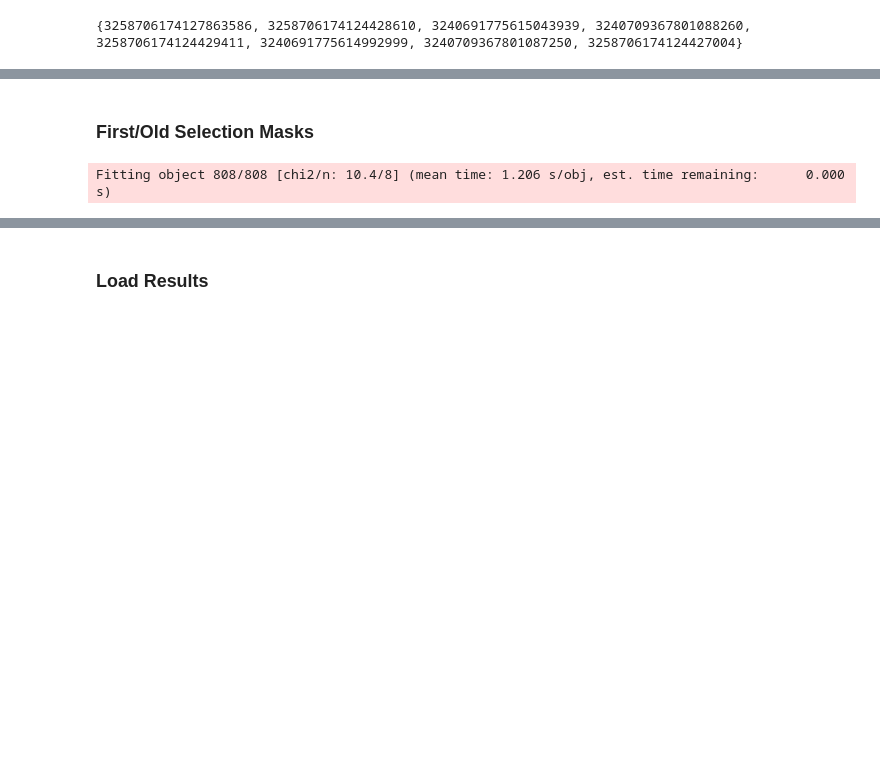
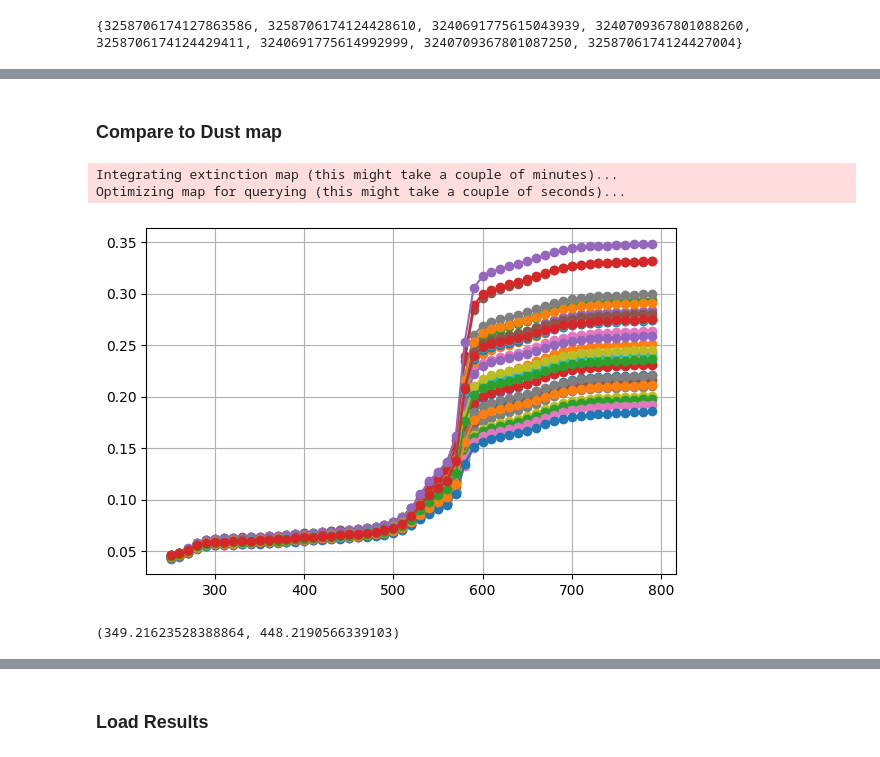
Before and after one commit to Annie-Bore-Gao/Cometary_Globules, a Jupyter notebook: sources_query.ipynb, the cells around one changed output, grey strips where cells are left out. Saved outputs shown, nothing was run; the diff lists cells and outputs as text; code cells hidden in the pictures; blank space fills up the shorter version.

```diff
--- a/sources_query.ipynb
+++ b/sources_query.ipynb
@@ -676,2 +536,0 @@ plt.show()
-# %% [markdown]
-### First/Old Selection Masks
@@ -735,21 +537,9 @@ coords = SkyCoord(ra = merged_table_selected['ra'].value*u.deg, dec = merged_tab
-# %%
-dustfile = '/Users/anniegao/Dropbox/Gum_Nebula/data/gum_dust_map.fits'  # 3-D dust map
-filename = '/Users/anniegao/Documents/CG_mapping_files/star_modeling/output/'
-region_data = f'CG31_mist_from_decapsTwomassGaiaVVVX'
-BF_mist.fit(flux_new[::3], flux_err_new[::3], mask[::3],
-            merged_table_selected['SolID'][::3],
-            filename+region_data,
-            data_coords = np.c_[coords.l.value, coords.b.value][::3],
-            parallax=parallax[::3],
-            parallax_err=parallax_err[::3],
-            phot_offsets = zp_mist,
-            # dustfile = dustfile,
-            Ndraws = 250,
-            Nmc_prior = 50,
-            logl_dim_prior=True,
-            save_dar_draws = True,
-            running_io = True,
-            verbose= True
-            )
-# %% [output]
-Fitting object 808/808 [chi2/n: 10.4/8] (mean time: 1.206 s/obj, est. time remaining:      0.000 s)
+# %% [markdown]
+### Compare to Dust map
+# %%
+import dustmaps.edenhofer2023
+from dustmaps.edenhofer2023 import Edenhofer2023Query
+edenhofer = Edenhofer2023Query(load_samples=False, integrated=True)
+# %% [output]
+Integrating extinction map (this might take a couple of minutes)...
+Optimizing map for querying (this might take a couple of seconds)...
@@ -755,0 +559,41 @@ Fitting object 808/808 [chi2/n: 10.4/8] (mean time: 1.206 s/obj, est. time remai
+# %%
+def query_region(ra_vals, dec_vals, dist_vals, region_name):
+    results = []
+    factor = 2.658 # V band 550 nm
+    ra_grid, dec_grid = np.meshgrid(ra_vals, dec_vals)
+    for i in range(len(ra_grid)):
+        for j in range(len(dec_grid)):
+            ra = ra_grid[i, j]
+            dec = dec_grid[i, j]
+            for d in dist_vals:
+                coord = SkyCoord(ra=ra*u.deg, dec=dec*u.deg, distance=d*u.pc, frame='icrs')
+                val = factor* edenhofer(coord)
+                results.append({
+                    'region': region_name,
+                    'ra': ra,
+                    'dec': dec,
+                    'distance': d,
+                    'Extinction': val
+                })
+    return pd.DataFrame(results)
+
+# Query each region
+df_30 = query_region(ra_30, dec_30, dist_exp, '30')
+df_31 = query_region(ra_31, dec_31, dist_exp, '31')
+df_31_back = query_region(ra_31_back, dec_31_back, dist_exp, '31-back')
+df_all = pd.concat([df_30, df_31, df_31_back], ignore_index=True)
+# %%
+grouped = df_all.groupby(['ra', 'dec'])
+plt.figure(figsize=(6, 4))
+for (ra, dec), group in grouped:
+    group = group.sort_values('distance')  # Ensure x-axis is ordered
+    plt.plot(group['distance'], group['Extinction'], marker='o', linestyle='-')
+plt.grid(True)
+plt.tight_layout()
+plt.show()
+# %% [output]
+[figure, added]
+# %%
+10**(1+np.quantile(mu_samples, 0.16)/5),  10**(1+np.quantile(mu_samples, 0.84)/5)
+# %% [output]
+(349.21623528388864, 448.2190566339103)
```
Also changed, not shown: parts of 33 cells of this notebook.
